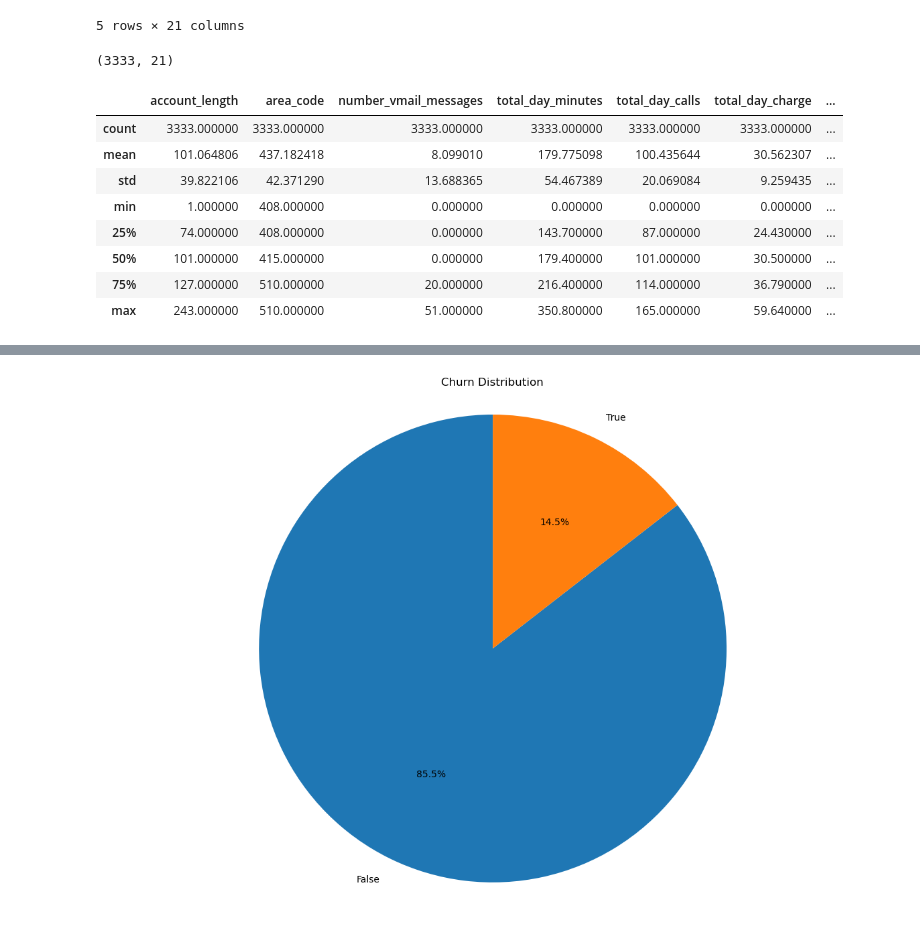
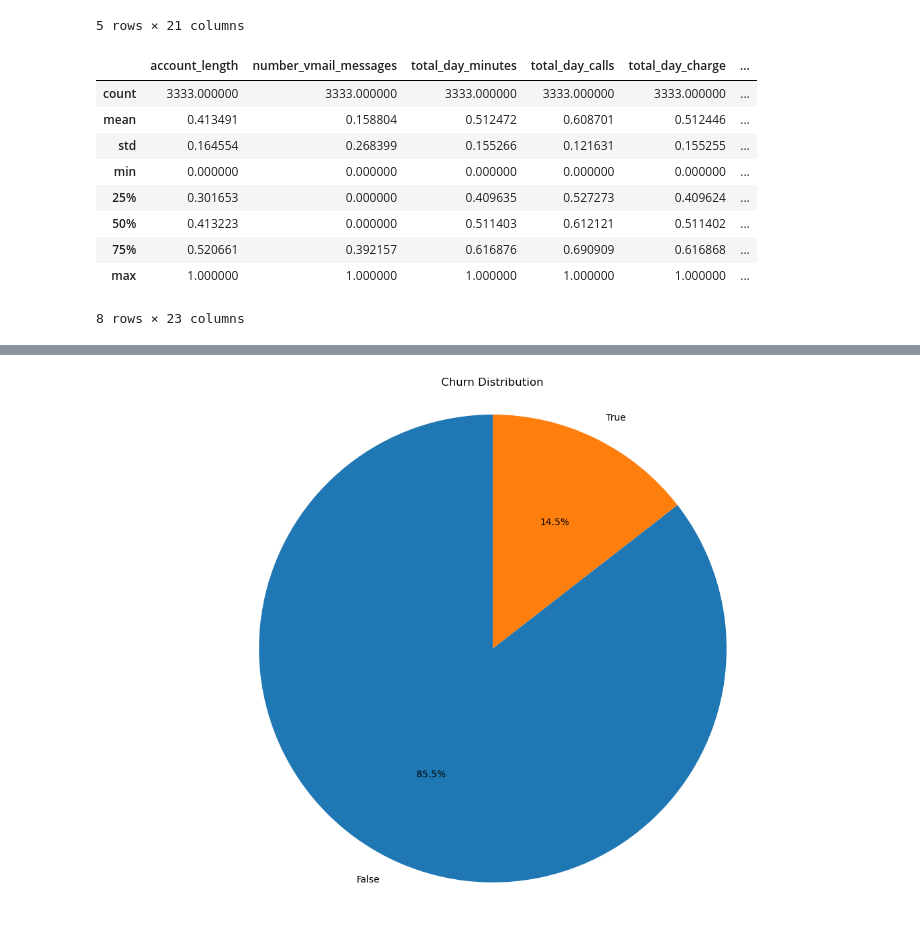
Before and after one commit to Nzuuko/Phase-3-Project, a Jupyter notebook: notebook.ipynb, the cells around one changed output, grey strips where cells are left out. Cells and saved outputs as stored; diff of their text form; code cells hidden in the pictures.

```diff
--- a/notebook.ipynb
+++ b/notebook.ipynb
@@ -138,20 +190,16 @@ df.head()
 | 4 | OK | 75 | 415 | 330-6626 | yes | no | ... |
 5 rows × 21 columns
 # %%
-# checking for the general shape of the df
-df.shape
+# Viewing the statistical details of the Dataframe
+df.describe()
 # %% [output]
+|  | account_length | number_vmail_messages | total_day_minutes | total_day_calls | total_day_charge | ... |
+| count | 3333.000000 | 3333.000000 | 3333.000000 | 3333.000000 | 3333.000000 | ... |
+| mean | 0.413491 | 0.158804 | 0.512472 | 0.608701 | 0.512446 | ... |
+| std | 0.164554 | 0.268399 | 0.155266 | 0.121631 | 0.155255 | ... |
+| min | 0.000000 | 0.000000 | 0.000000 | 0.000000 | 0.000000 | ... |
+| 25% | 0.301653 | 0.000000 | 0.409635 | 0.527273 | 0.409624 | ... |
+| 50% | 0.413223 | 0.000000 | 0.511403 | 0.612121 | 0.511402 | ... |
+| 75% | 0.520661 | 0.392157 | 0.616876 | 0.690909 | 0.616868 | ... |
+| max | 1.000000 | 1.000000 | 1.000000 | 1.000000 | 1.000000 | ... |
-(3333, 21)
+8 rows × 23 columns
-# %%
-# Viewing the statistical details such as std, percentile, count, and the mean
-df.describe()
-# %% [output]
-|  | account_length | area_code | number_vmail_messages | total_day_minutes | total_day_calls | total_day_charge | ... |
-| count | 3333.000000 | 3333.000000 | 3333.000000 | 3333.000000 | 3333.000000 | 3333.000000 | ... |
-| mean | 101.064806 | 437.182418 | 8.099010 | 179.775098 | 100.435644 | 30.562307 | ... |
-| std | 39.822106 | 42.371290 | 13.688365 | 54.467389 | 20.069084 | 9.259435 | ... |
-| min | 1.000000 | 408.000000 | 0.000000 | 0.000000 | 0.000000 | 0.000000 | ... |
-| 25% | 74.000000 | 408.000000 | 0.000000 | 143.700000 | 87.000000 | 24.430000 | ... |
-| 50% | 101.000000 | 415.000000 | 0.000000 | 179.400000 | 101.000000 | 30.500000 | ... |
-| 75% | 127.000000 | 510.000000 | 20.000000 | 216.400000 | 114.000000 | 36.790000 | ... |
-| max | 243.000000 | 510.000000 | 51.000000 | 350.800000 | 165.000000 | 59.640000 | ... |
```
Also changed, not shown: parts of 50 cells of this notebook.
